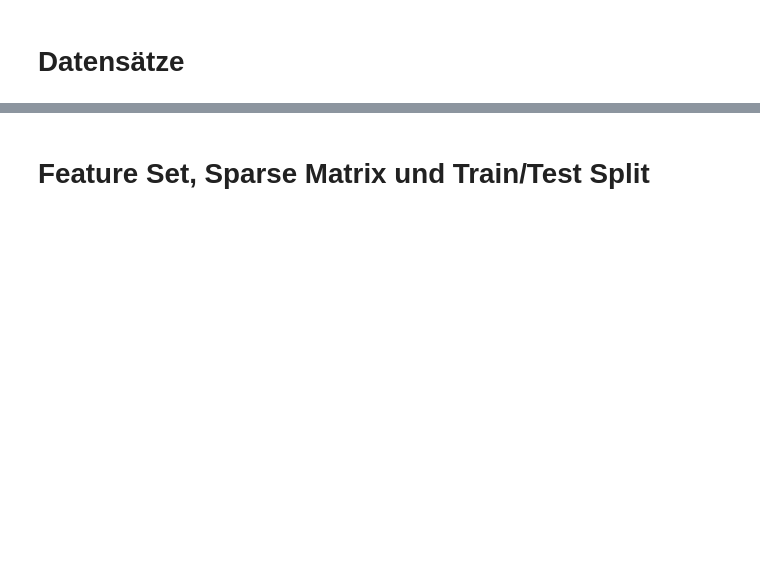
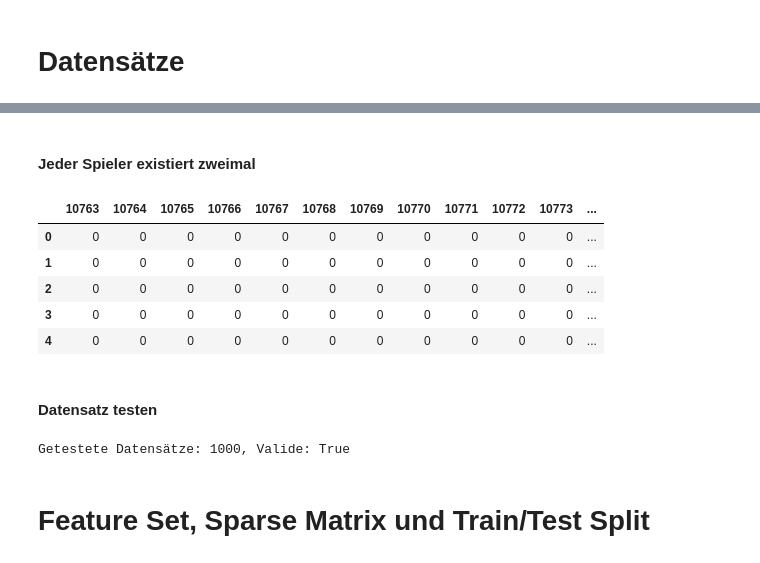
Before and after one commit to nobYsDarling/appliedDataScienceAndMachineLearning, a Jupyter notebook: FIFAWM2018Prediction.ipynb, the cells around one changed output, grey strips where cells are left out. Cells and saved outputs as stored; diff of their text form; code cells hidden in the pictures; blank space fills up the shorter version.

```diff
--- a/FIFAWM2018Prediction.ipynb
+++ b/FIFAWM2018Prediction.ipynb
@@ -72,3 +158,40 @@ print("Awayplayer:", away)
+# %% [markdown]
+#### Jeder Spieler existiert zweimal
+# %%
+half = int(fifa_complex.shape[1] / 2)
+fifa_complex.loc[:,half-8:half+8].head()
+# %% [output]
+|  | 10763 | 10764 | 10765 | 10766 | 10767 | 10768 | 10769 | 10770 | 10771 | 10772 | 10773 | ... |
+| 0 | 0 | 0 | 0 | 0 | 0 | 0 | 0 | 0 | 0 | 0 | 0 | ... |
+| 1 | 0 | 0 | 0 | 0 | 0 | 0 | 0 | 0 | 0 | 0 | 0 | ... |
+| 2 | 0 | 0 | 0 | 0 | 0 | 0 | 0 | 0 | 0 | 0 | 0 | ... |
+| 3 | 0 | 0 | 0 | 0 | 0 | 0 | 0 | 0 | 0 | 0 | 0 | ... |
+| 4 | 0 | 0 | 0 | 0 | 0 | 0 | 0 | 0 | 0 | 0 | 0 | ... |
+# %% [markdown]
+#### Datensatz testen
+# %%
+# teams should have 11 players each
+N = 1000
+home = 0
+away = 0
+
+rows = fifa_complex.shape[0]
+cols = fifa_complex.shape[1]
+valid = True
+for row in np.random.randint(rows, size=N):
+    players = fifa_complex.loc[row].values
+    players_team_home = sum(players[1:int(cols / 2)])
+    players_team_away = sum(players[int(cols / 2):-1])
+
+    valid = valid and (players_team_home == players_team_away == 11)
+    if not (players_team_home == players_team_away == 11):
+        print(row)
+        print(players_team_home)
+        print(players_team_away)
+
+print("Getestete Datensätze: %d, Valide: %r" % (N, valid))
+# %% [output]
+Getestete Datensätze: 1000, Valide: True
 # %% [markdown]
 # Feature Set, Sparse Matrix und Train/Test Split
 # %%
```
Also changed, not shown: parts of 59 cells of this notebook, 8 other files.
